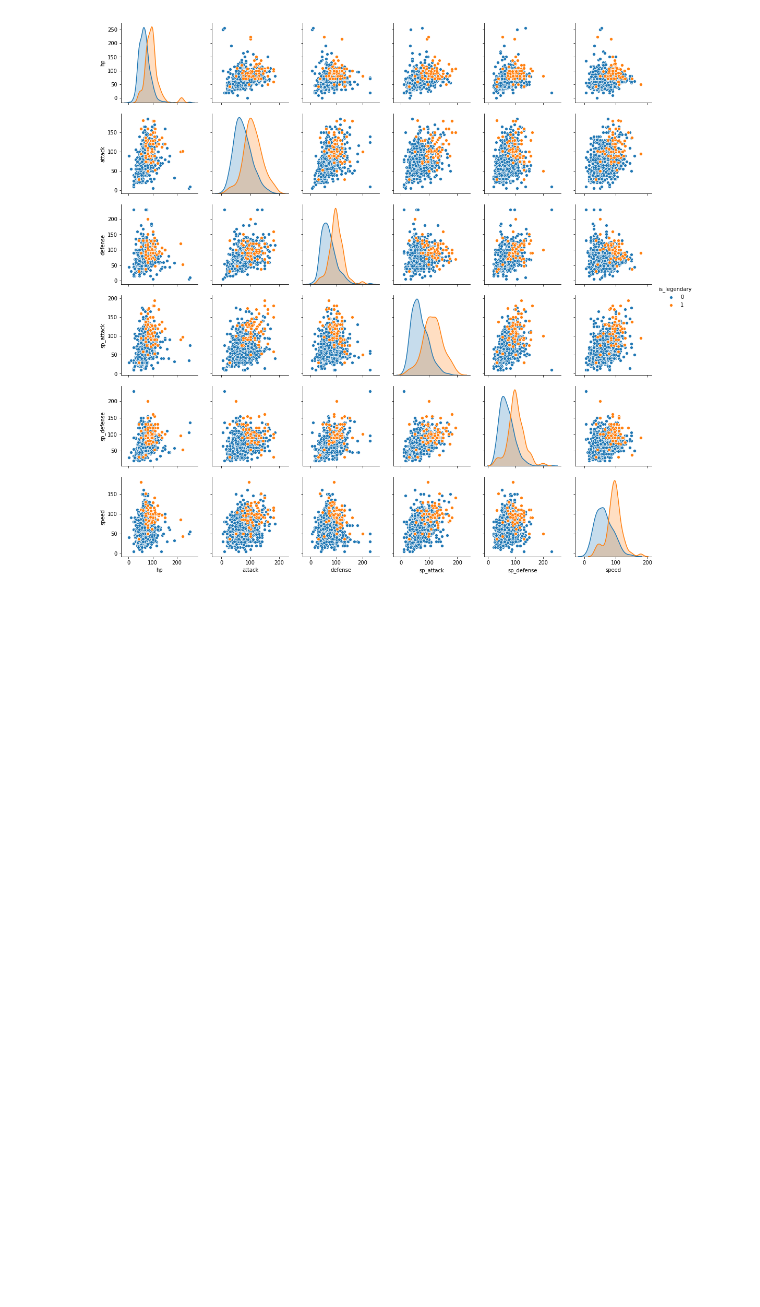
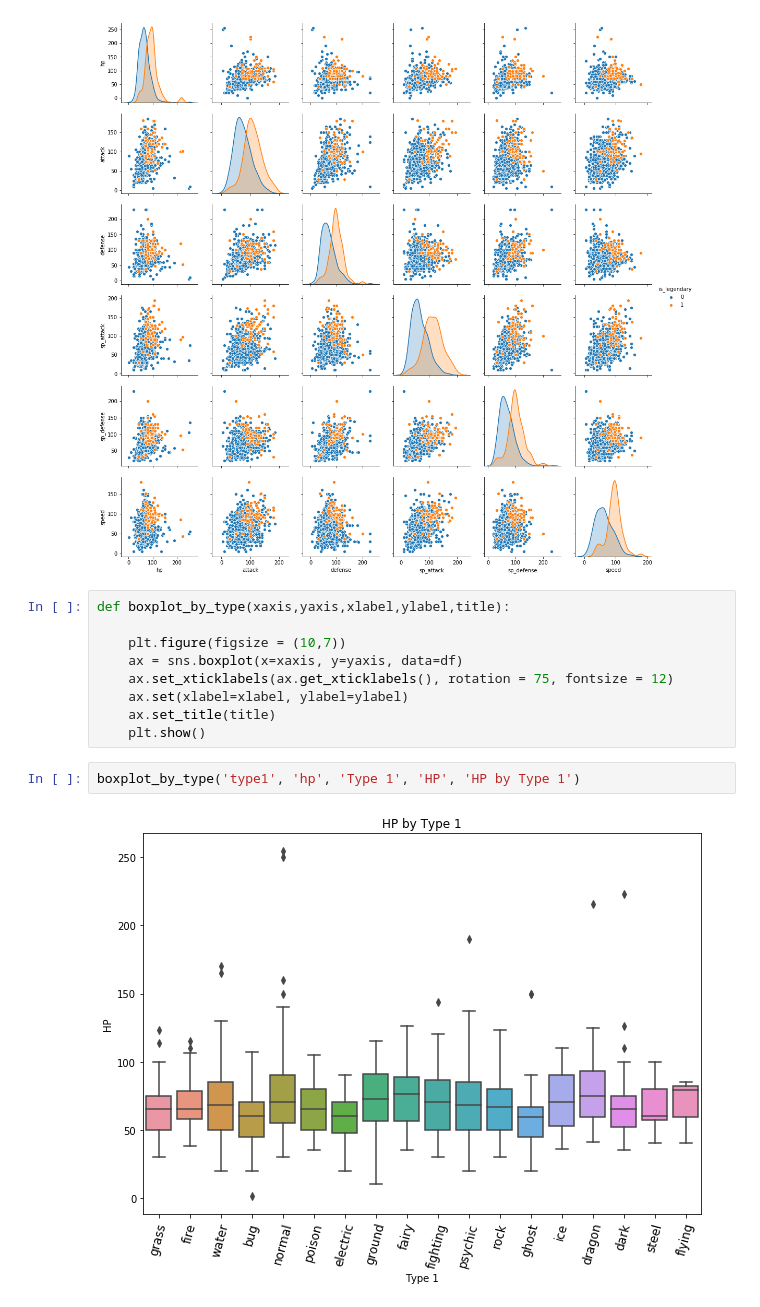
Before and after one commit to llucasreis/dataset-analysis, a Jupyter notebook: pokemon/pokemon-analysis.ipynb, the cells around one changed output. Saved outputs shown, nothing was run; the diff lists cells and outputs as text; blank space fills up the shorter version.

Commit message:
feat: add new data's visualization

```diff
--- a/pokemon/pokemon-analysis.ipynb
+++ b/pokemon/pokemon-analysis.ipynb
@@ -159,3 +141,16 @@ sns.pairplot(df, vars=['hp', 'attack', 'defense', 'sp_attack', 'sp_defense', 'sp
 plt.show()
 # %% [output]
 [figure]
+# %%
+def boxplot_by_type(xaxis,yaxis,xlabel,ylabel,title):
+
+    plt.figure(figsize = (10,7))
+    ax = sns.boxplot(x=xaxis, y=yaxis, data=df)
+    ax.set_xticklabels(ax.get_xticklabels(), rotation = 75, fontsize = 12)
+    ax.set(xlabel=xlabel, ylabel=ylabel)
+    ax.set_title(title)
+    plt.show()
+# %%
+boxplot_by_type('type1', 'hp', 'Type 1', 'HP', 'HP by Type 1')
+# %% [output]
+[figure, added]
```
Also changed, not shown: parts of 16 cells of this notebook.
